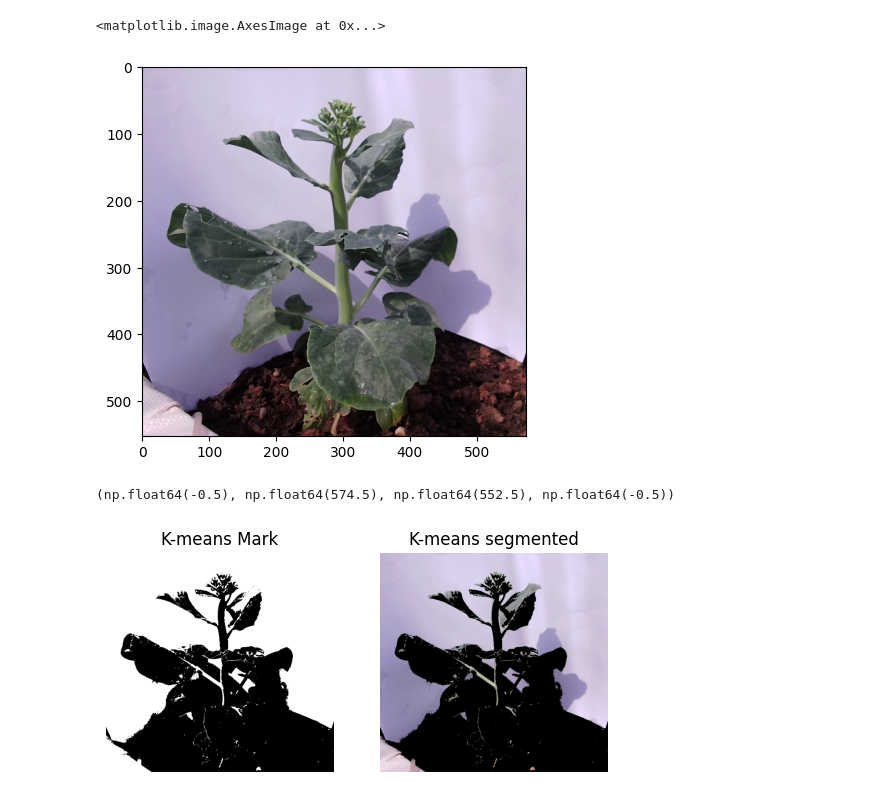
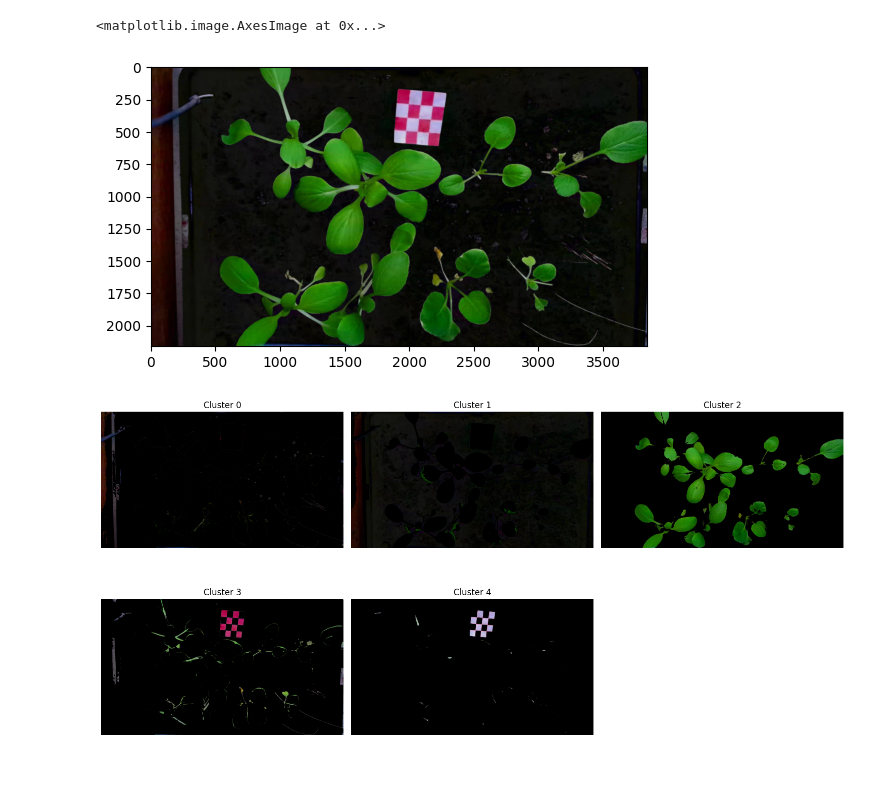
Before and after one commit to Pimmmvxg/Plant_analysis, a Jupyter notebook: notebooks/clustering/kmeans.ipynb, the cells around one changed output. Drawn from its saved outputs; the diff is of its cells as text; code cells hidden in the pictures; blank space fills up the shorter version.

```diff
--- a/notebooks/clustering/kmeans.ipynb
+++ b/notebooks/clustering/kmeans.ipynb
@@ -4,38 +4,44 @@ import numpy as np
 import matplotlib.pyplot as plt
 from sklearn.cluster import KMeans
 # %%
-img_path = r'C:\Cantonese\52.png'
+img_path = r"R:\01-Organize\01-Management\01-Data Center\Brisk\06-AI & Machine Learning (D0340)\04-IOT_Smartfarm\picture_original_topview_smartfarm\picture_topview_23092025_142837.jpg"
 img = cv2.imread(img_path)
 img_rgb = cv2.cvtColor(img, cv2.COLOR_BGR2RGB)
 plt.imshow(img_rgb)
 # %% [output]
 <matplotlib.image.AxesImage at 0x...>
-[figure, old version]
+[figure, new version]
 # %%
-# แปลงเป็นเวกเตอร์ 2D (แต่ละพิกเซลมี R, G, B)
-pixel_vals = img_rgb.reshape((-1, 3))
-pixel_vals = np.float32(pixel_vals)
+import cv2
+import numpy as np
+import matplotlib.pyplot as plt
+from sklearn.cluster import KMeans
 
-# ทำ KMeans
-k = 2
-kmeans = KMeans(n_clusters=k, random_state=42).fit(pixel_vals)
-labels = kmeans.labels_.reshape(img.shape[:2])
+# --- 1) เตรียมข้อมูล ---
+H, W = img_rgb.shape[:2]
+pixels = img_rgb.reshape(-1, 3).astype(np.float64)
 
-# แสดงกลุ่มที่เราสนใจ
-cluster_id = np.argmax([np.mean(pixel_vals[labels.flatten() == i]) for i in range(k)])
-mask_kmeans = (labels == cluster_id).astype(np.uint8) * 255
-result_kmeans = cv2.bitwise_and(img_rgb, img_rgb, mask=mask_kmeans.astype(np.uint8))
+# --- 2) ทำ KMeans ---
+k = 5
+kmeans = KMeans(n_clusters=k, n_init="auto", random_state=42).fit(pixels)
+labels = kmeans.labels_.reshape(H, W)
 
-plt.figure(figsize=(10,10))
-plt.subplot(1, 3, 1)
-plt.imshow(mask_kmeans, cmap='gray')
-plt.title('K-means Mark')
-plt.axis('off')
+# --- 3) แสดงผลทุกคลัสเตอร์ ---
+plt.figure(figsize=(15, 8))
 
-plt.subplot(1, 3, 2)
-plt.imshow(result_kmeans)
-plt.title('K-means segmented')
-plt.axis('off')
+for i in range(k):
+    # หน้ากากของคลัสเตอร์ i
+    mask = (labels == i).astype(np.uint8) * 255
+    # เก็บเฉพาะพิกเซลในคลัสเตอร์นั้น
+    seg = cv2.bitwise_and(img_rgb, img_rgb, mask=mask)
+
+    # พล็อต
+    plt.subplot(2, (k+1)//2, i+1)
+    plt.imshow(seg)
+    plt.title(f'Cluster {i}')
+    plt.axis('off')
+
+plt.tight_layout()
+plt.show()
 # %% [output]
-(np.float64(-0.5), np.float64(574.5), np.float64(552.5), np.float64(-0.5))
-[figure, old version]
+[figure, new version]
```
Also changed, not shown: 13 other files.
